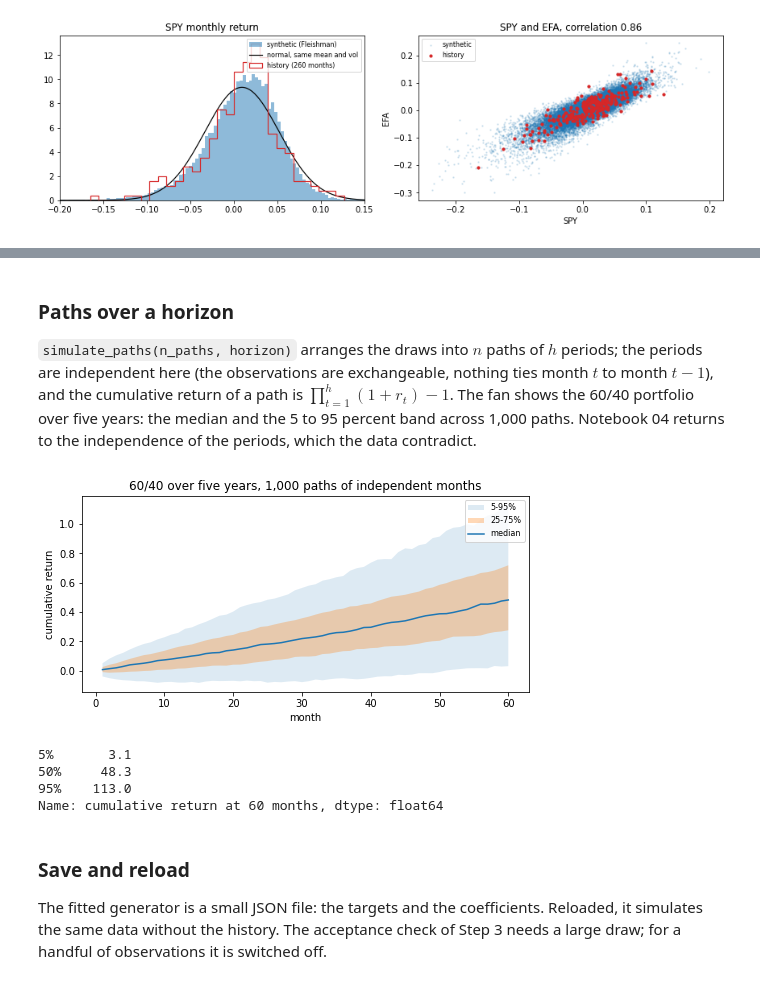
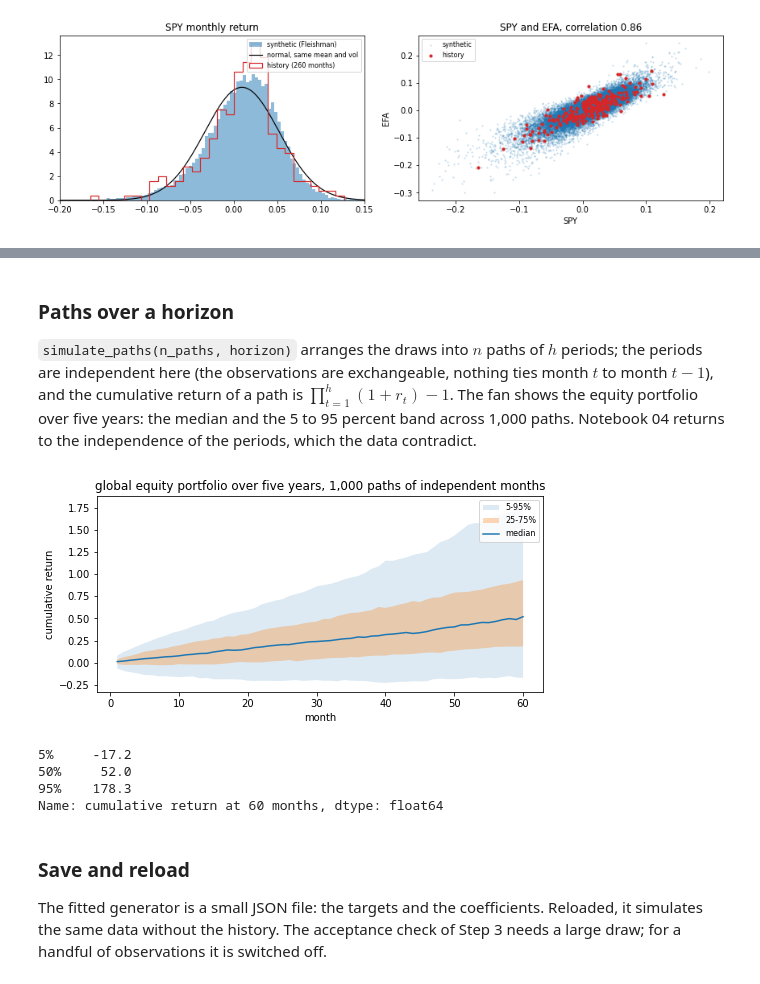
Before and after one commit to mamadouyamar/CVineMarketGen, a Jupyter notebook: examples/01_matching_moments_and_correlations.ipynb, the cells around one changed output, grey strips where cells are left out. Saved outputs shown, nothing was run; the diff lists cells and outputs as text; code cells hidden in the pictures.

Commit message:
docs: notebook 01, step 4 on a global equity portfolio: the joint tail of equity markets, which notebook 02 closes
Co-Authored-By: Claude Fable 5.1 <noreply@anthropic.com>

```diff
--- a/examples/01_matching_moments_and_correlations.ipynb
+++ b/examples/01_matching_moments_and_correlations.ipynb
@@ -258,5 +259,5 @@ consequence, with the arithmetic that predicts it. Two follow.
 # %%
-w = pd.Series({"SPY": 0.6, "TLT": 0.4}).reindex(X.columns).fillna(0.0)
+w = pd.Series({"SPY": 1 / 3, "IWM": 1 / 3, "EFA": 1 / 3}).reindex(X.columns).fillna(0.0)    # global equity, equal weights
 def var_es(r, alpha=0.05):
     q = np.quantile(r, alpha); return -q, -r[r <= q].mean()
 rp_sim, rp_hist = S @ w, X @ w
@@ -431,23 +431,23 @@ tab.T.round(2)
 `simulate_paths(n_paths, horizon)` arranges the draws into $n$ paths of $h$
 periods; the periods are independent here (the observations are exchangeable,
 nothing ties month $t$ to month $t-1$), and the cumulative return of a path is
-$\prod_{t=1}^{h}(1 + r_t) - 1$. The fan shows the 60/40 portfolio over five
+$\prod_{t=1}^{h}(1 + r_t) - 1$. The fan shows the equity portfolio over five
 years: the median and the 5 to 95 percent band across 1,000 paths. Notebook 04
 returns to the independence of the periods, which the data contradict.
 # %%
 P = fm.simulate_paths(1000, 60, seed=2)
 rp_paths = P.array @ w.values                                 # (1000, 60) portfolio returns per month
 cum = np.cumprod(1 + rp_paths, axis=1) - 1
 q = np.quantile(cum, [0.05, 0.25, 0.5, 0.75, 0.95], axis=0)
 fig, ax = plt.subplots(figsize=(8, 3.6))
 ax.fill_between(range(1, 61), q[0], q[4], alpha=0.15, label="5-95%"); ax.fill_between(range(1, 61), q[1], q[3], alpha=0.3, label="25-75%"); ax.plot(range(1, 61), q[2], label="median")
-ax.set_xlabel("month"); ax.set_ylabel("cumulative return"); ax.set_title("60/40 over five years, 1,000 paths of independent months"); ax.legend(fontsize=8); plt.show()
+ax.set_xlabel("month"); ax.set_ylabel("cumulative return"); ax.set_title("global equity portfolio over five years, 1,000 paths of independent months"); ax.legend(fontsize=8); plt.show()
 pd.Series(np.quantile(cum[:, -1], [0.05, 0.5, 0.95]), index=["5%", "50%", "95%"], name="cumulative return at 60 months").mul(100).round(1)
 # %% [output]
-[figure, old version]
+[figure, new version]
-5%       3.1
-50%     48.3
-95%    113.0
+5%     -17.2
+50%     52.0
+95%    178.3
 Name: cumulative return at 60 months, dtype: float64
 # %% [markdown]
 ### Save and reload
```
Also changed, not shown: parts of 11 cells of this notebook.
